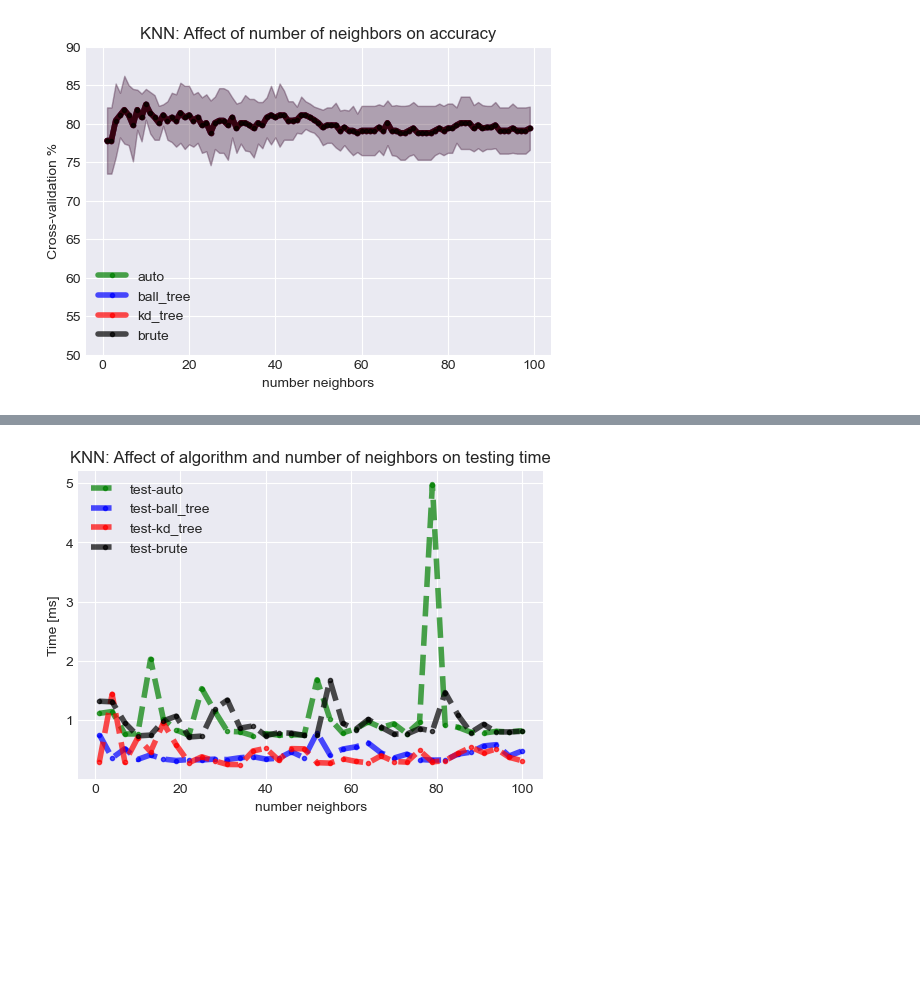
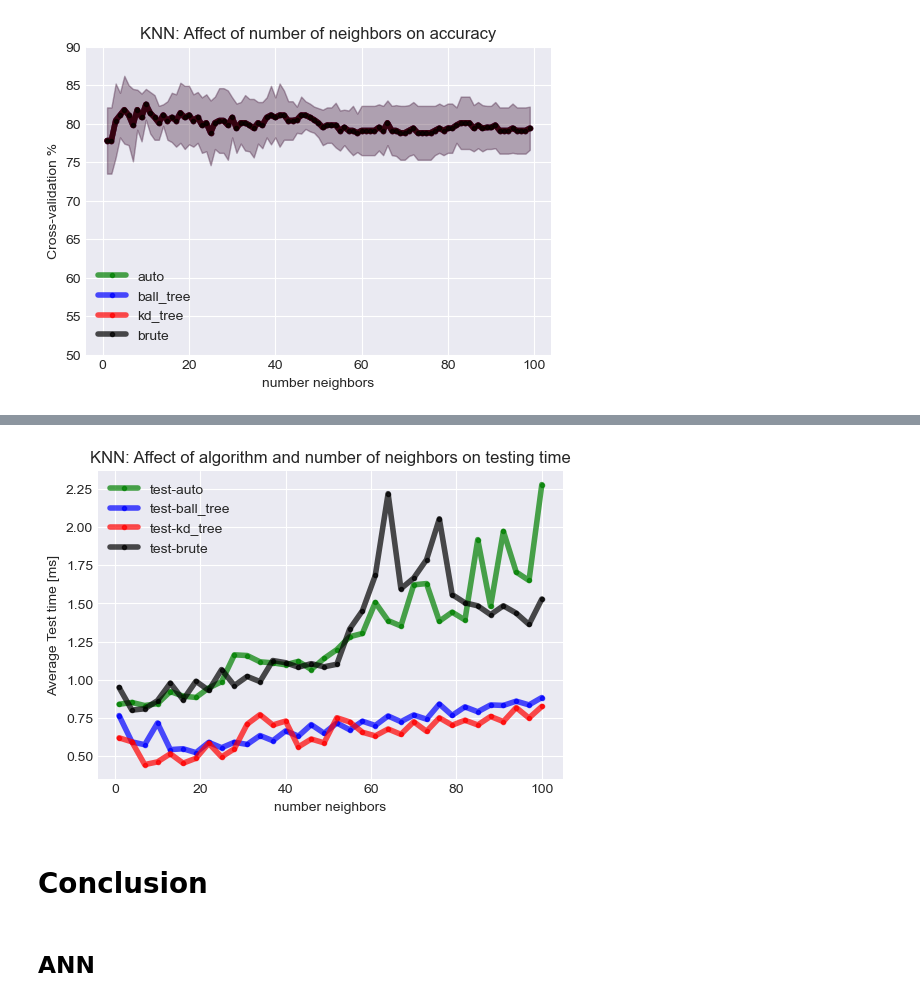
Before and after one commit to Alijafr/ML, a Jupyter notebook: assignment 1/code/Heart attack prediction .ipynb, the cells around one changed output, grey strips where cells are left out. Cells and saved outputs as stored; diff of their text form; code cells hidden in the pictures; blank space fills up the shorter version.

```diff
--- a/assignment 1/code/Heart attack prediction .ipynb
+++ b/assignment 1/code/Heart attack prediction .ipynb
@@ -828,12 +864,12 @@ train_acc_dt_leaf = np.zeros((len(criterions),len(leaf_sizes)))
 
 for i, criterion in enumerate(criterions):
     for j,leaf_size in enumerate(leaf_sizes):
-        dt =DecisionTreeClassifier(ccp_alpha= 0.01,max_leaf_nodes=leaf_size, criterion=criterion,max_depth=8,max_features='sqrt',random_state=102)
+        dt =DecisionTreeClassifier(max_leaf_nodes=leaf_size, criterion=criterion,max_depth=8,max_features='sqrt',random_state=102)
         cv_result = cross_val_score(dt,X,y.squeeze(1)) # uses R^2 as score
         cv_mean[i,j] = round(cv_result.mean()*100,1)
         cv_std[i,j] = round(cv_result.std()*100,1)
 
-        dt =DecisionTreeClassifier(ccp_alpha= 0.01,max_leaf_nodes=leaf_size, criterion=criterion,max_depth=8,max_features='sqrt',random_state=102)
+        dt =DecisionTreeClassifier(max_leaf_nodes=leaf_size, criterion=criterion,max_depth=8,max_features='sqrt',random_state=102)
 
         dt.fit(X_train,y_train)
 #     # predicting the values
@@ -1117,10 +1160,10 @@ plt.savefig(save_folder+ "Boosting learning rate.pdf")
 # %%
-knn = KNeighborsClassifier(algorithm='auto',leaf_size=5,n_neighbors=7,weights='uniform')
+knn = KNeighborsClassifier(algorithm='auto',leaf_size=5,n_neighbors=7,weights='distance')
 # knn = KNeighborsClassifier(algorithm= 'auto', leaf_size= 5, n_neighbors= 4, weights= 'distance')
 
-%timeit knn.fit(X_train,y_train)
+knn.fit(X_train,y_train)
 # predicting the values
-%timeit y_pred = knn.predict(X_test)
+y_pred = knn.predict(X_test)
 y_pred_train = knn.predict(X_train)
 # printing the test accuracy
 print("The train accuracy score of DT is ", accuracy_score(y_train, y_pred_train))
@@ -1131,7 +1174,7 @@ print("The test accuracy score of DT is ", accuracy_score(y_test, y_pred))
 confusion = sns.heatmap(confusion_matrix(y_test,y_pred),annot=True)
 confusion.set_title("KNN: confusion Matrix")
 fig = confusion.get_figure()
-fig.savefig(save_folder+"KNN_confusion.png")
+fig.savefig(save_folder+"KNN_confusion.pdf")
 cv_result = cross_val_score(knn,X,y.squeeze(1),cv=5) # uses R^2 as score
 print(cv_result.mean())
 print(cv_result.mean())
@@ -1210,18 +1290,16 @@ algorithms = ['auto','ball_tree','kd_tree','brute']
 time2train = np.zeros((len(algorithms),len(n_neighbors)))
 time2test = np.zeros((len(algorithms),len(n_neighbors)))
 # cv_mean ,cv_std = np.zeros((len(algorithms),len(n_neighbors))),np.zeros((len(algorithms),len(n_neighbors)))
-for i,algorithm in tqdm(enumerate(algorithms)):
+for i,algorithm in enumerate(algorithms):
     for j, n_neighbor in tqdm(enumerate(n_neighbors)):
-        knn = KNeighborsClassifier(algorithm=algorithm,n_neighbors=n_neighbor,weights='distance')
-        #cv_result = cross_val_score(knn,X,y.squeeze(1)) # uses R^2 as score
-        #cv_mean[i,j] = round(cv_result.mean()*100,1)
-        #cv_std[i,j] = round(cv_result.std()*100,1)
-        start = time.time()
-        knn.fit(X_train,y_train)
-        time2train[i,j]= time.time()-start
-        start = time.time()
-        y_pred = knn.predict(X_test)
-        time2test[i,j]= time.time()-start
+        sums = []
+        for _ in range(10):
+            knn = KNeighborsClassifier(algorithm=algorithm,n_neighbors=n_neighbor,weights='distance')
+            knn.fit(X_train,y_train)
+            start = time.time()
+            y_pred = knn.predict(X)
+            sums.append(time.time()-start)
+        time2test[i,j]= sum(sums)/len(sums)
 # print("n_estimators used: ",n_neighbors)
 # print("The train accuracies score of Boosting is ", train_acc_knn_n_neighbors)
 # print("The test accuracies score of Boosting is ", test_acc_knn_n_neighbors)
@@ -1245,16 +1321,20 @@ plt.savefig(save_folder+ "KNN time complexity number of neighbors training .png"
 # %%
 plt.figure(figsize=(6,4))
-plt.plot(n_neighbors, time2test[0]*100,linestyle='--', marker='.', color='green', linewidth=4, alpha=0.7, label="test-auto")
-plt.plot(n_neighbors, time2test[1]*100, linestyle='--',marker='.', color='blue', linewidth=4, alpha=0.7, label="test-ball_tree")
-plt.plot(n_neighbors, time2test[2]*100, linestyle='--',marker='.', color='red', linewidth=4, alpha=0.7, label="test-kd_tree")
-plt.plot(n_neighbors, time2test[3]*100, linestyle='--',marker='.', color='black', linewidth=4, alpha=0.7, label="test-brute")
+plt.plot(n_neighbors, time2test[3]*100, marker='.', color='green', linewidth=4, alpha=0.7, label="test-auto")
+plt.plot(n_neighbors, time2test[2]*100, marker='.', color='blue', linewidth=4, alpha=0.7, label="test-ball_tree")
+plt.plot(n_neighbors, time2test[1]*100,marker='.', color='red', linewidth=4, alpha=0.7, label="test-kd_tree")
+plt.plot(n_neighbors, time2test[0]*100,marker='.', color='black', linewidth=4, alpha=0.7, label="test-brute")
 
 plt.title("KNN: Affect of algorithm and number of neighbors on testing time")
 ax = plt.gca()
 # ax.set_ylim([60, 100])
 plt.legend(loc='best')
 plt.xlabel('number neighbors')
-plt.ylabel('Time [ms]')
-plt.savefig(save_folder+ "KNN time complexity number of neighbors testing .png")
+plt.ylabel('Average Test time [ms]')
+plt.savefig(save_folder+ "KNN time complexity number of neighbors testing .pdf")
 # %% [output]
-[figure, old version]
+[figure, new version]
+# %% [markdown]
+# Conclusion
+# %% [markdown]
+## ANN
```
Also changed, not shown: parts of 43 cells of this notebook, 39 other files.
